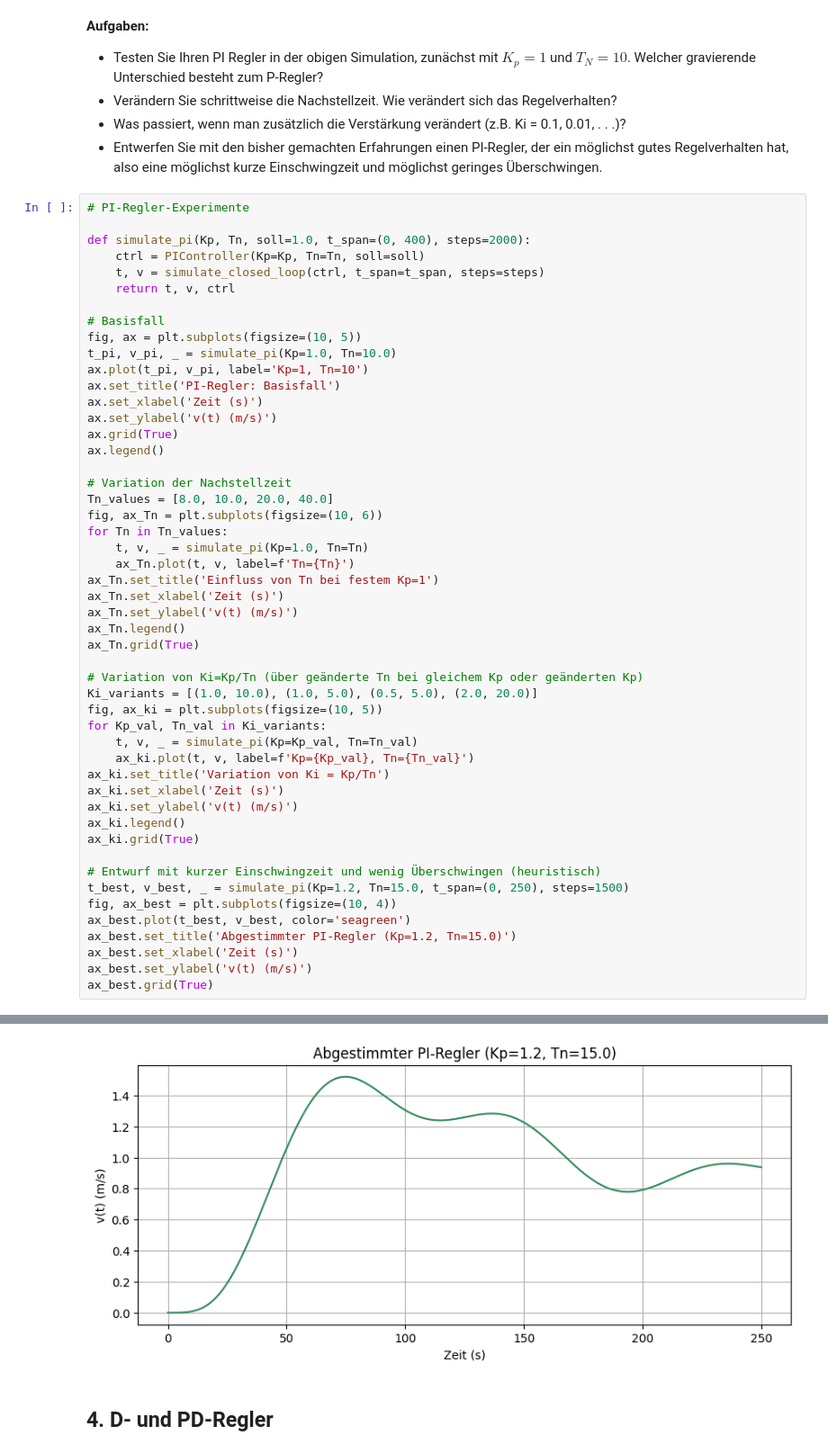
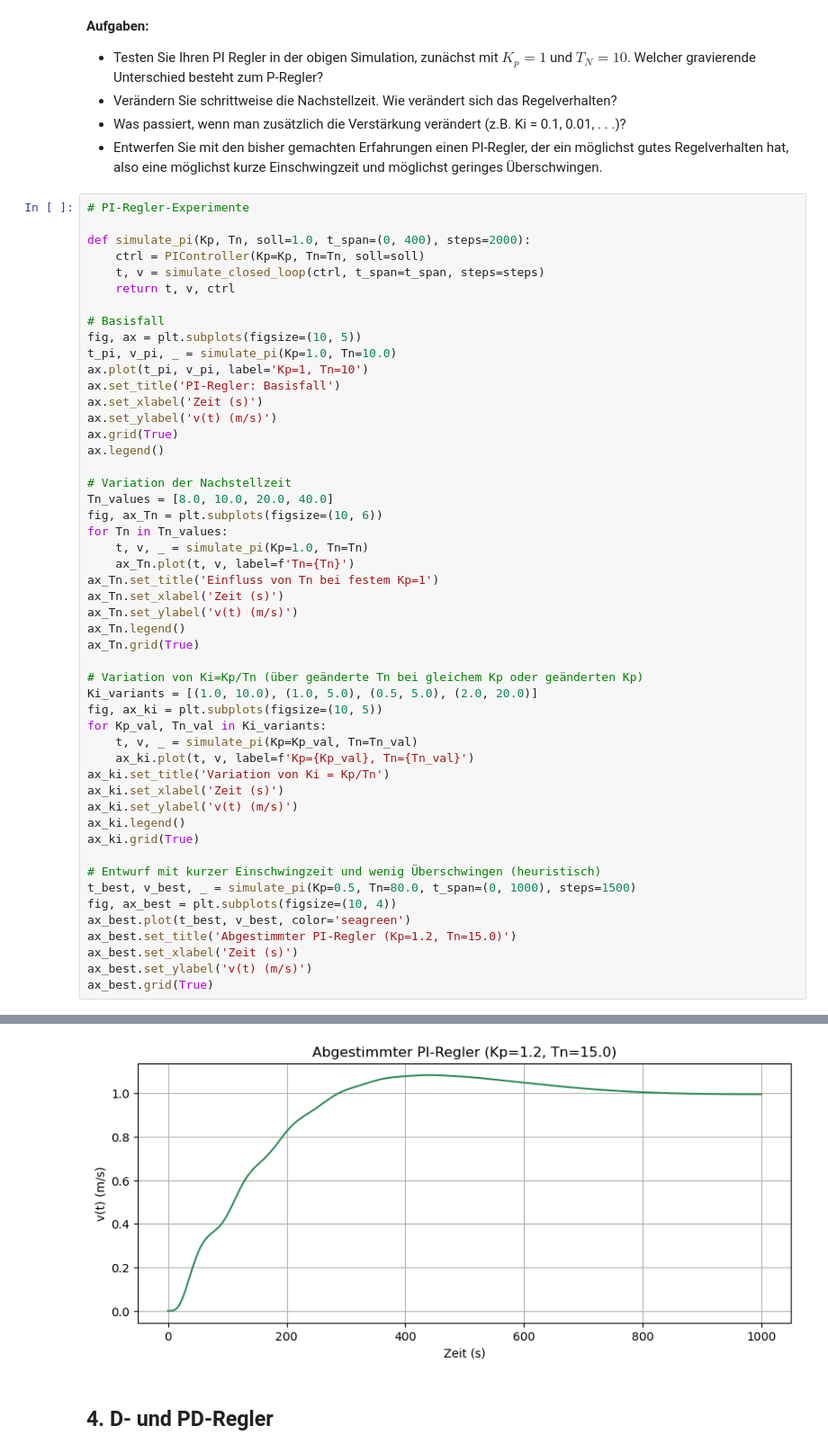
Before and after one commit to Guakocius/htwg, a Jupyter notebook: sem3/tgki/versuch5/vers_5_regler.ipynb, the cells around one changed output, grey strips where cells are left out. Shown at 90% size. Saved outputs shown, nothing was run; the diff lists cells and outputs as text.

```diff
--- a/sem3/tgki/versuch5/vers_5_regler.ipynb
+++ b/sem3/tgki/versuch5/vers_5_regler.ipynb
@@ -297,35 +297,35 @@ for Tn in Tn_values:
     ax_Tn.plot(t, v, label=f'Tn={Tn}')
 ax_Tn.set_title('Einfluss von Tn bei festem Kp=1')
 ax_Tn.set_xlabel('Zeit (s)')
 ax_Tn.set_ylabel('v(t) (m/s)')
 ax_Tn.legend()
 ax_Tn.grid(True)
 
 # Variation von Ki=Kp/Tn (über geänderte Tn bei gleichem Kp oder geänderten Kp)
 Ki_variants = [(1.0, 10.0), (1.0, 5.0), (0.5, 5.0), (2.0, 20.0)]
 fig, ax_ki = plt.subplots(figsize=(10, 5))
 for Kp_val, Tn_val in Ki_variants:
     t, v, _ = simulate_pi(Kp=Kp_val, Tn=Tn_val)
     ax_ki.plot(t, v, label=f'Kp={Kp_val}, Tn={Tn_val}')
 ax_ki.set_title('Variation von Ki = Kp/Tn')
 ax_ki.set_xlabel('Zeit (s)')
 ax_ki.set_ylabel('v(t) (m/s)')
 ax_ki.legend()
 ax_ki.grid(True)
 
 # Entwurf mit kurzer Einschwingzeit und wenig Überschwingen (heuristisch)
-t_best, v_best, _ = simulate_pi(Kp=1.2, Tn=15.0, t_span=(0, 250), steps=1500)
+t_best, v_best, _ = simulate_pi(Kp=0.5, Tn=80.0, t_span=(0, 1000), steps=1500)
 fig, ax_best = plt.subplots(figsize=(10, 4))
 ax_best.plot(t_best, v_best, color='seagreen')
 ax_best.set_title('Abgestimmter PI-Regler (Kp=1.2, Tn=15.0)')
 ax_best.set_xlabel('Zeit (s)')
 ax_best.set_ylabel('v(t) (m/s)')
 ax_best.grid(True)
 # %% [output]
 [figure]
 [figure]
 [figure]
-[figure, old version]
+[figure, new version]
 # %% [markdown]
 ## 4. D- und PD-Regler
 # %% [markdown]
```
Also changed, not shown: parts of 3 cells of this notebook, 7 other files.
